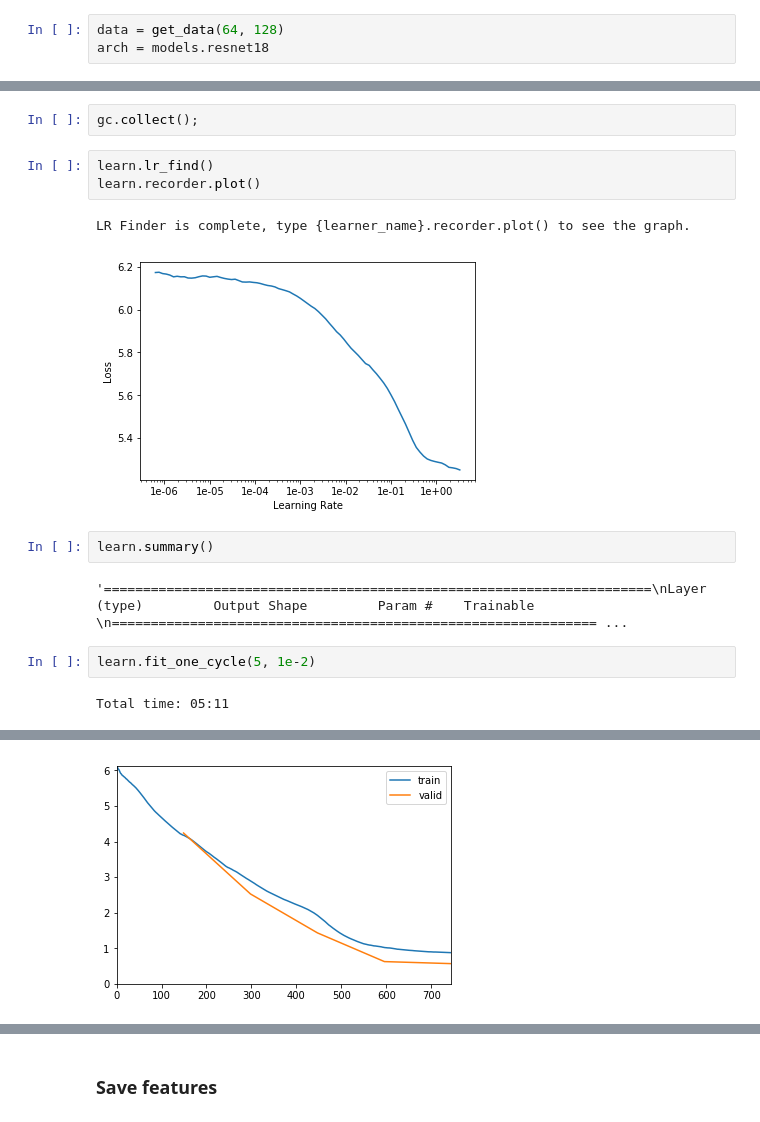
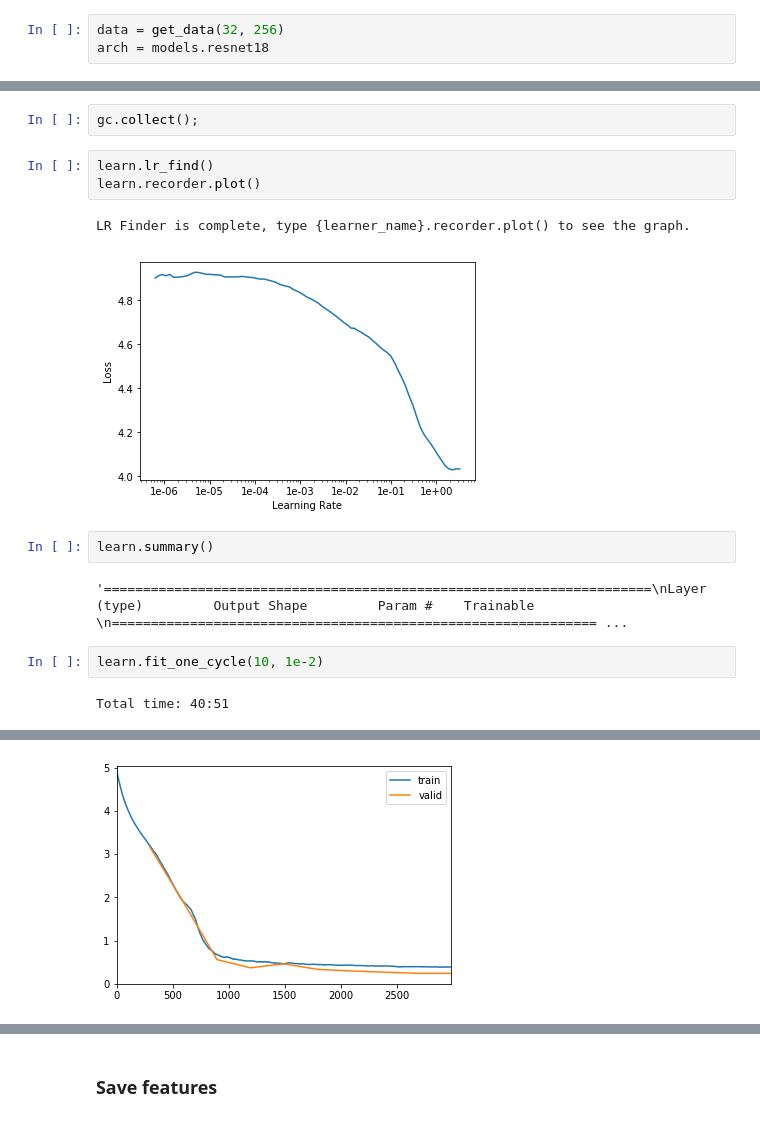
Before and after one commit to ChristianMarzahl/ISBI2019_WhiteBloodCancer, a Jupyter notebook: Autoencoder/Autoencoder-Baseline.ipynb, the cells around one changed output, grey strips where cells are left out. Drawn from its saved outputs; the diff is of its cells as text.

Commit message:
Added autoencoder with visualisation and random two splits

```diff
--- a/Autoencoder/Autoencoder-Baseline.ipynb
+++ b/Autoencoder/Autoencoder-Baseline.ipynb
@@ -184,7 +184,7 @@ class AutoEncoder(nn.Module):
 
         return x
 # %%
-data = get_data(64, 128)
+data = get_data(32, 256)
 arch = models.resnet18
 # %%
 middle_nf = 8
@@ -205,13 +205,13 @@ learn.lr_find()
 learn.recorder.plot()
 # %% [output]
 LR Finder is complete, type {learner_name}.recorder.plot() to see the graph.
-[figure, old version]
+[figure, new version]
 # %%
 learn.summary()
 # %% [output]
 '======================================================================\nLayer (type)         Output Shape         Param #    Trainable \n============================================================== ...
 # %%
-learn.fit_one_cycle(5, 1e-2)
+learn.fit_one_cycle(10, 1e-2)
 # %% [output]
-Total time: 05:11
+Total time: 40:51
 | epoch | train_loss | valid_loss | pixel | feat_0 | feat_1 | feat_2 | gram_0 | gram_1 | gram_2 |
@@ -223 +228 @@ Total time: 05:11
-[figure, old version]
+[figure, new version]
```
Also changed, not shown: parts of 13 cells of this notebook, 10 other files.
